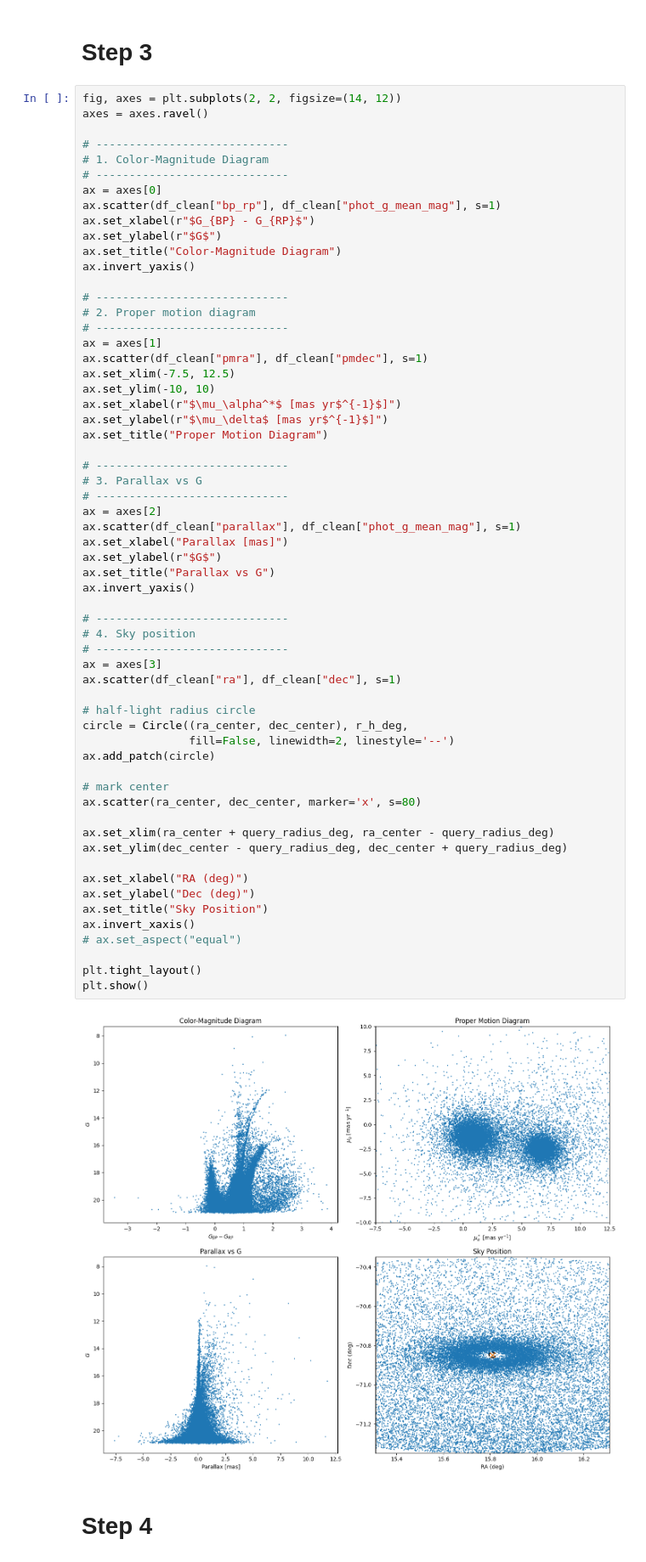
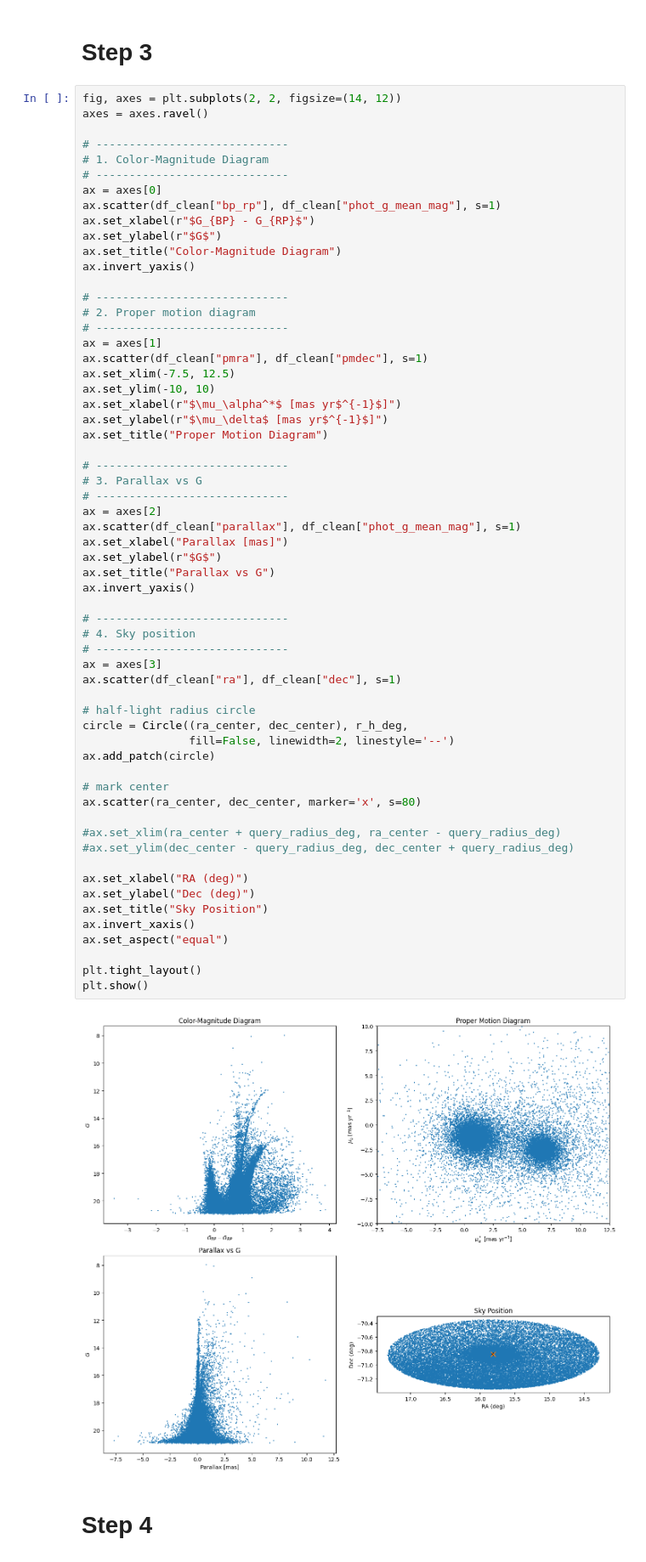
Before and after one commit to zangston/ASTR-5140, a Jupyter notebook: project4/project4.ipynb, the cells around one changed output. Shown at 85% size. Saved outputs shown, nothing was run; the diff lists cells and outputs as text.

```diff
--- a/project4/project4.ipynb
+++ b/project4/project4.ipynb
@@ -221,37 +221,37 @@ ax.set_title("Proper Motion Diagram")
 ax = axes[2]
 ax.scatter(df_clean["parallax"], df_clean["phot_g_mean_mag"], s=1)
 ax.set_xlabel("Parallax [mas]")
 ax.set_ylabel(r"$G$")
 ax.set_title("Parallax vs G")
 ax.invert_yaxis()
 
 # -----------------------------
 # 4. Sky position
 # -----------------------------
 ax = axes[3]
 ax.scatter(df_clean["ra"], df_clean["dec"], s=1)
 
 # half-light radius circle
 circle = Circle((ra_center, dec_center), r_h_deg,
                 fill=False, linewidth=2, linestyle='--')
 ax.add_patch(circle)
 
 # mark center
 ax.scatter(ra_center, dec_center, marker='x', s=80)
 
-ax.set_xlim(ra_center + query_radius_deg, ra_center - query_radius_deg)
-ax.set_ylim(dec_center - query_radius_deg, dec_center + query_radius_deg)
+#ax.set_xlim(ra_center + query_radius_deg, ra_center - query_radius_deg)
+#ax.set_ylim(dec_center - query_radius_deg, dec_center + query_radius_deg)
 
 ax.set_xlabel("RA (deg)")
 ax.set_ylabel("Dec (deg)")
 ax.set_title("Sky Position")
 ax.invert_xaxis()
-# ax.set_aspect("equal")
+ax.set_aspect("equal")
 
 plt.tight_layout()
 plt.show()
 # %% [output]
-[figure, old version]
+[figure, new version]
 # %% [markdown]
 # Step 4
 # %%
```
Also changed, not shown: parts of 25 cells of this notebook.
